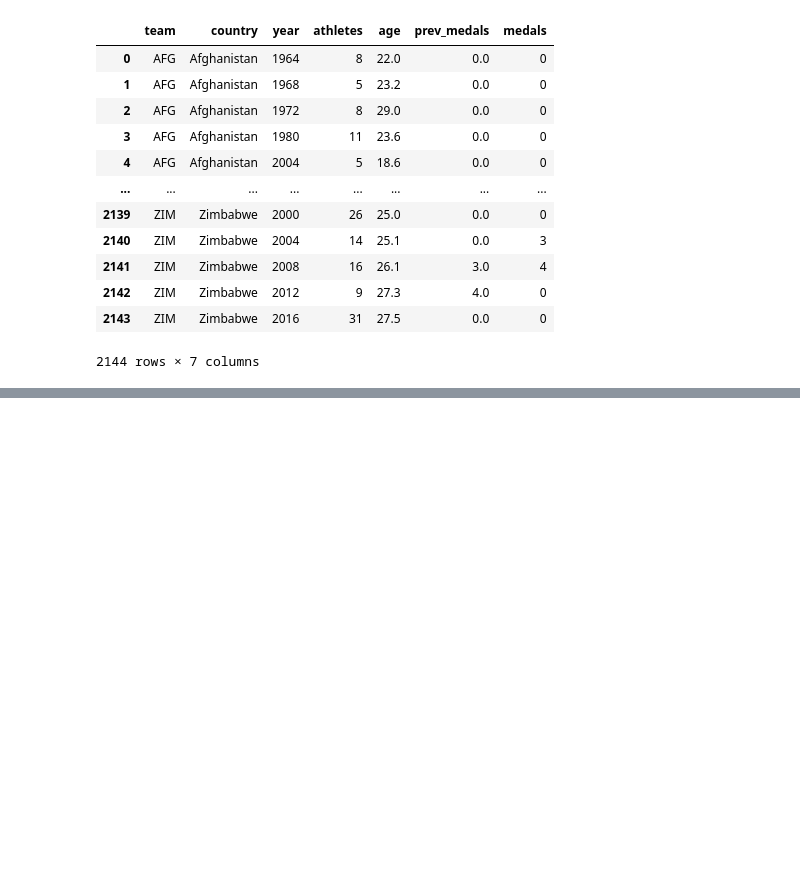
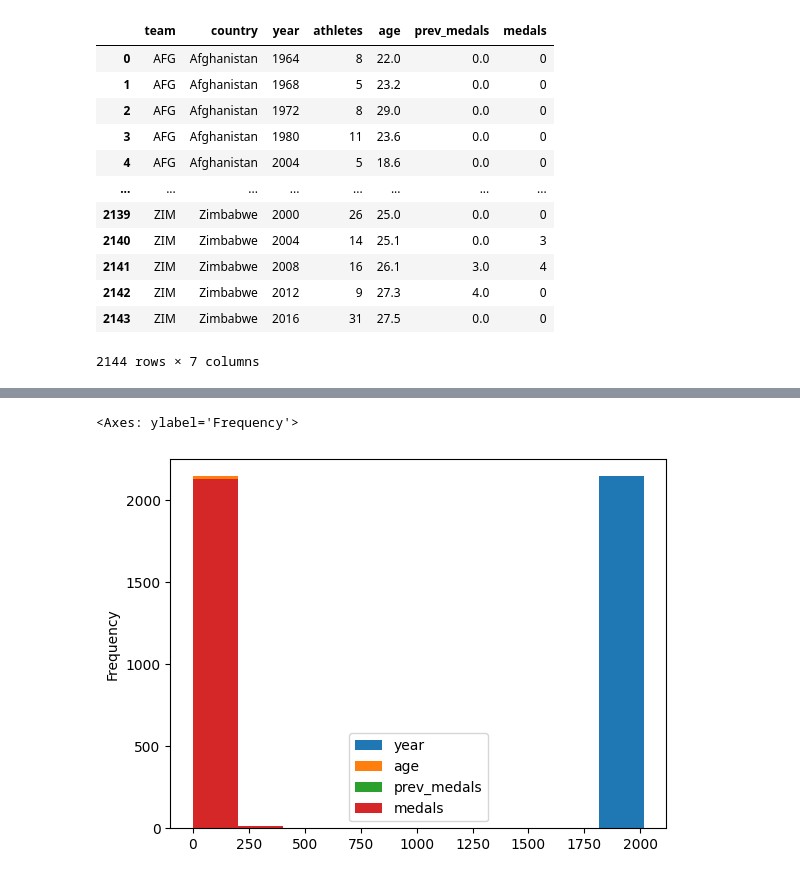
Before and after one commit to Amardeep1615/Machine-Learning-Project, a Jupyter notebook: ml.ipynb, the cells around one changed output, grey strips where cells are left out. Cells and saved outputs as stored; diff of their text form; code cells hidden in the pictures; blank space fills up the shorter version.

```diff
--- a/ml.ipynb
+++ b/ml.ipynb
@@ -41,0 +68,5 @@ teams
+# %%
+teams.plot.hist(x = "athletes")
+# %% [output]
+<Axes: ylabel='Frequency'>
+[figure, added]
```
Also changed, not shown: parts of 44 cells of this notebook.
